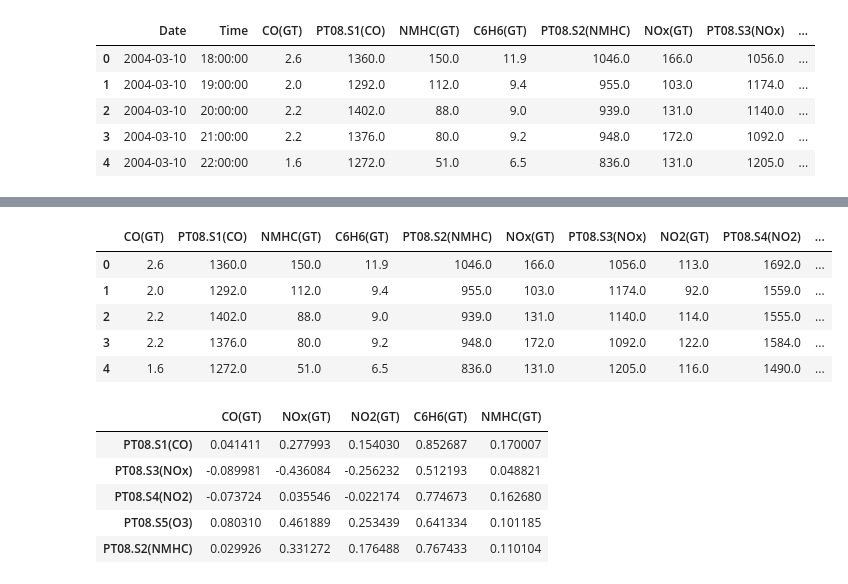
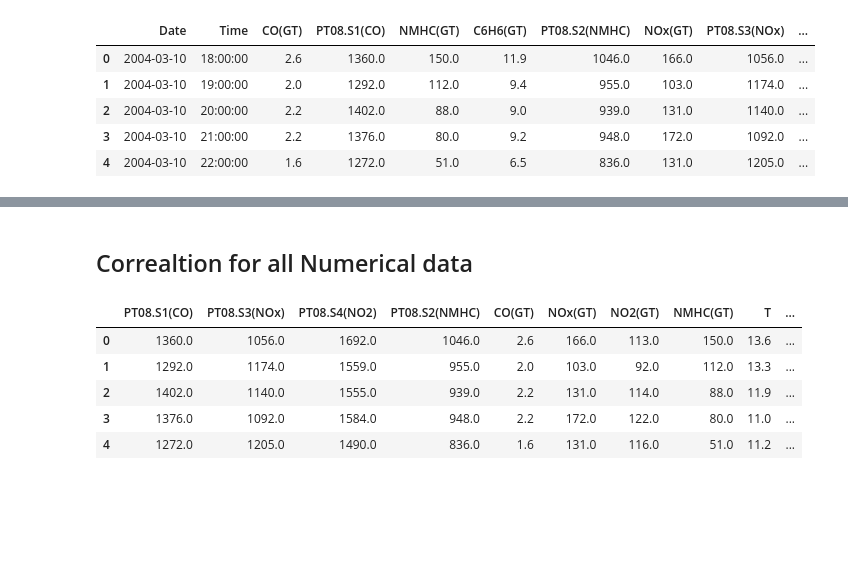
Before and after one commit to RaviVarma28/B41_DA_010_Data-Mavens, a Jupyter notebook: EDA- Correlations.ipynb, the cells around one changed output, grey strips where cells are left out. Saved outputs shown, nothing was run; the diff lists cells and outputs as text; code cells hidden in the pictures; blank space fills up the shorter version.

```diff
--- a/EDA- Correlations.ipynb
+++ b/EDA- Correlations.ipynb
@@ -5,5 +6,5 @@ import seaborn as sns
 # %%
-df= pd.read_csv("CleanedAirQuality.csv")
+df= pd.read_csv("CleanedAirQuality.csv", parse_dates=['Date'])
 df.head()
 # %% [output]
 |  | Date | Time | CO(GT) | PT08.S1(CO) | NMHC(GT) | C6H6(GT) | PT08.S2(NMHC) | NOx(GT) | PT08.S3(NOx) | ... |
@@ -14,0 +18,20 @@ df.head()
+# %%
+# removing values equaling to -200 in 'NMHC(GT)' column, that might with identifying outliers
+df = df[df['NMHC(GT)']>-200]
+
+# Creating a function for identifying outliers and removing the said outliers
+
+def outliers(data,cols):
+    for col in cols:
+        q1 = np.quantile(data[col],0.25)
+        q3 = np.quantile(data[col],0.75)
+        iqr = q3-q1
+        lb = q1 - 1.5*iqr
+        ub = q3 + 1.5*iqr
+        data = data[(data[col]>=lb)&(data[col]<=ub)]
+    return data
+
+# Creating a list of columns for checking outliers
+cols_outl = ['PT08.S1(CO)', 'PT08.S3(NOx)',  'PT08.S4(NO2)', 'PT08.S5(O3)', 'PT08.S2(NMHC)',
+             'CO(GT)', 'NOx(GT)', 'NO2(GT)', 'C6H6(GT)']
+df_out = outliers(df,cols_outl)
@@ -15,8 +40,8 @@ df.head()
 # %%
 # Creating list of column names corresponding to their categories for later use.
 
-sensor_cols = ['PT08.S1(CO)', 'PT08.S3(NOx)',  'PT08.S4(NO2)', 'PT08.S5(O3)', 'PT08.S2(NMHC)']
-pollutant_cols = ['CO(GT)', 'NOx(GT)', 'NO2(GT)', 'C6H6(GT)', 'NMHC(GT)']
+sensor_cols = ['PT08.S1(CO)', 'PT08.S3(NOx)',  'PT08.S4(NO2)', 'PT08.S2(NMHC)']
+pollutant_cols = ['CO(GT)', 'NOx(GT)', 'NO2(GT)', 'NMHC(GT)']
 weather_cols = ['T', 'RH', 'AH']
 # %%
 # Creating a dictionary of sensors as keys and values as their pollutant
@@ -48,14 +132,16 @@ for sensor, pollutant in sen_poll.items():
+# %% [markdown]
+## Correaltion for all Numerical data
 # %%
 # removing Date and Time Column
 
-correlation_data = df.drop(columns=['Time','Date'])
+correlation_data = df[sensor_cols+pollutant_cols+weather_cols]
 correlation_data.head()
 # %% [output]
-|  | CO(GT) | PT08.S1(CO) | NMHC(GT) | C6H6(GT) | PT08.S2(NMHC) | NOx(GT) | PT08.S3(NOx) | NO2(GT) | PT08.S4(NO2) | ... |
-| 0 | 2.6 | 1360.0 | 150.0 | 11.9 | 1046.0 | 166.0 | 1056.0 | 113.0 | 1692.0 | ... |
-| 1 | 2.0 | 1292.0 | 112.0 | 9.4 | 955.0 | 103.0 | 1174.0 | 92.0 | 1559.0 | ... |
-| 2 | 2.2 | 1402.0 | 88.0 | 9.0 | 939.0 | 131.0 | 1140.0 | 114.0 | 1555.0 | ... |
-| 3 | 2.2 | 1376.0 | 80.0 | 9.2 | 948.0 | 172.0 | 1092.0 | 122.0 | 1584.0 | ... |
-| 4 | 1.6 | 1272.0 | 51.0 | 6.5 | 836.0 | 131.0 | 1205.0 | 116.0 | 1490.0 | ... |
+|  | PT08.S1(CO) | PT08.S3(NOx) | PT08.S4(NO2) | PT08.S2(NMHC) | CO(GT) | NOx(GT) | NO2(GT) | NMHC(GT) | T | ... |
+| 0 | 1360.0 | 1056.0 | 1692.0 | 1046.0 | 2.6 | 166.0 | 113.0 | 150.0 | 13.6 | ... |
+| 1 | 1292.0 | 1174.0 | 1559.0 | 955.0 | 2.0 | 103.0 | 92.0 | 112.0 | 13.3 | ... |
+| 2 | 1402.0 | 1140.0 | 1555.0 | 939.0 | 2.2 | 131.0 | 114.0 | 88.0 | 11.9 | ... |
+| 3 | 1376.0 | 1092.0 | 1584.0 | 948.0 | 2.2 | 172.0 | 122.0 | 80.0 | 11.0 | ... |
+| 4 | 1272.0 | 1205.0 | 1490.0 | 836.0 | 1.6 | 131.0 | 116.0 | 51.0 | 11.2 | ... |
 # %%
 # Calculate the correlation matrix
@@ -63,11 +148,0 @@ correlation_matrix = correlation_data.corr()
-# %%
-sensor_pollutant_corr = correlation_matrix.loc[sensor_cols, pollutant_cols]
-# sns.heatmap(sensor_pollutant_corr, cmap = 'coolwarm')
-sensor_pollutant_corr
-# %% [output]
-|  | CO(GT) | NOx(GT) | NO2(GT) | C6H6(GT) | NMHC(GT) |
-| PT08.S1(CO) | 0.041411 | 0.277993 | 0.154030 | 0.852687 | 0.170007 |
-| PT08.S3(NOx) | -0.089981 | -0.436084 | -0.256232 | 0.512193 | 0.048821 |
-| PT08.S4(NO2) | -0.073724 | 0.035546 | -0.022174 | 0.774673 | 0.162680 |
-| PT08.S5(O3) | 0.080310 | 0.461889 | 0.253439 | 0.641334 | 0.101185 |
-| PT08.S2(NMHC) | 0.029926 | 0.331272 | 0.176488 | 0.767433 | 0.110104 |
```
Also changed, not shown: parts of 27 cells of this notebook.
